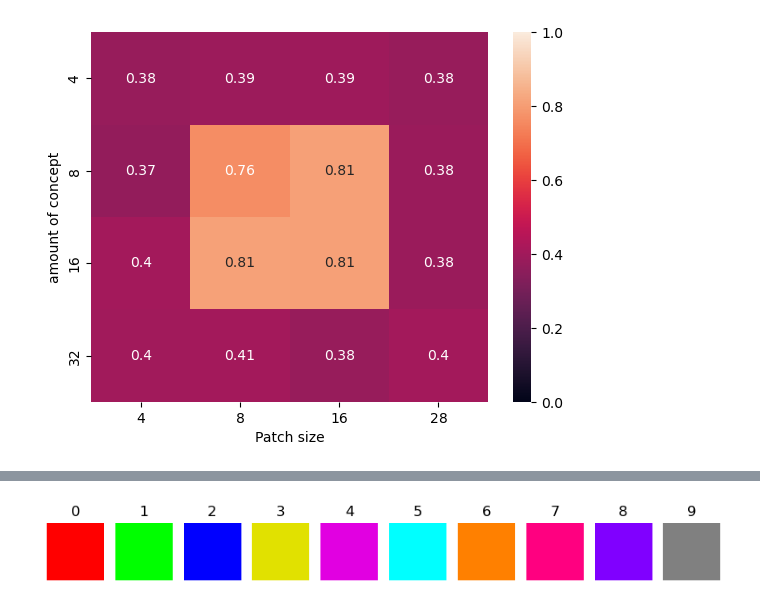
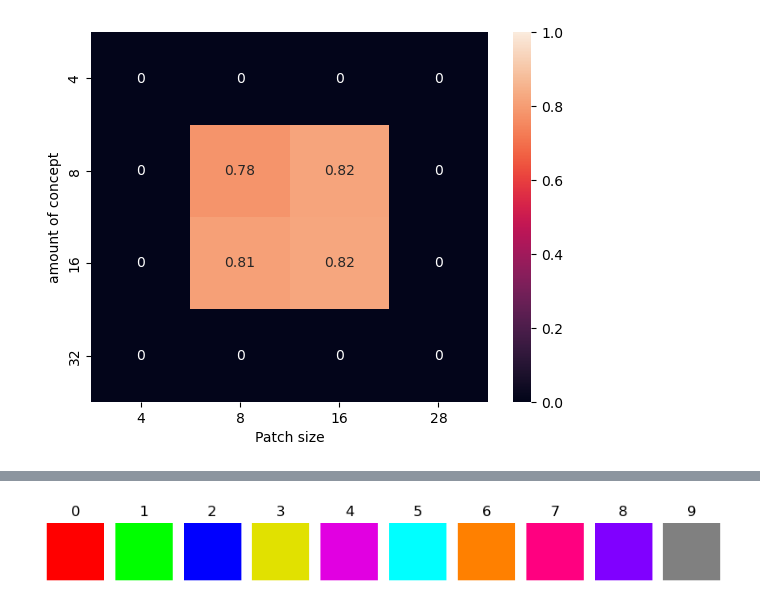
Before and after one commit to vitryt/label-free-bias-identification, a Jupyter notebook: data_recovery.ipynb, the cells around one changed output, grey strips where cells are left out. Saved outputs shown, nothing was run; the diff lists cells and outputs as text; code cells hidden in the pictures.

```diff
--- a/data_recovery.ipynb
+++ b/data_recovery.ipynb
@@ -173,40 +225,0 @@ Concept 5
-# %%
-exp_id = 13
-studied_bias = 8
-concept_range = range(0,4)
-concept_amounts = [4, 8, 16, 32]
-patch_size_range = range(0,4)
-patch_sizes = [4, 8, 16, 28]
-fig, axes = plt.subplots(len(patch_size_range), len(concept_range), figsize=(50,30))
-for index, concept_id in enumerate(concept_range):
-    for indexj, patch_id in enumerate(patch_size_range):
-        patch_size = patch_sizes[patch_id]
-        amount_of_concept = concept_amounts[concept_id]
-        with open(f"/data/4vitry/models/{exp_name}/bias_{exp_id}_{concept_id}_{patch_id}.pkl", "rb") as f:
-            bias_res = pkl.load(f)
-        # with open(f"/data/4vitry/models/{exp_name}/concepts_{exp_id}_{concept_id}_{patch_id}.pkl", "rb") as f:
-        #     concept_res = pkl.load(f)
-        table = []
-        for i in range(10):
-            table.append((bias_res[studied_bias][i][1] - bias_res[studied_bias][i][0]).mean(axis=0))
-        table.append(sum(table)/len(table))
-
-        table1 = []
-        for i in range(10):
-            table1.append(((bias_res[studied_bias][i][1] > 0) & (bias_res[studied_bias][i][0] == 0)).sum(axis=0)/len(bias_res[studied_bias][i][0]))
-        table1.append(sum(table1)/len(table1))
-
-        table2 = []
-        for i in range(10):
-            table2.append(((bias_res[studied_bias][i][1] == 0) & (bias_res[studied_bias][i][0] > 0)).sum(axis=0)/len(bias_res[studied_bias][i][0]))
-        table2.append(sum(table2)/len(table2))
-        # sb.heatmap(table, center=0, annot=False, ax=axes[indexj][index])
-        # axes[indexj][index].set(ylabel="Raw bias difference", title=f"{amount_of_concept} concepts")
-        sb.heatmap(table1, vmin=0, vmax=table1[-1].max(), annot=False, ax=axes[indexj][index], cbar=True)
-        # axes[indexj][index].set(ylabel="Class label", xlabel="Concept id")
-        if index == 0:
-            axes[indexj][index].set_ylabel(f"Patch size {patch_size}", fontsize=30)
-        if indexj == 0:
-            axes[indexj][index].set_title(f"{amount_of_concept} concepts", {"fontsize":30})
-        # sb.heatmap(table2, vmin=0, vmax=table2[-1].max(), annot=False, ax=axes[indexj][index])
-        # axes[indexj][index].set(ylabel="Concept removed bias")
@@ -232,36 +243,36 @@ patch_sizes = [4, 8, 16, 28]
 error = []
 bias_arg = []
 error_fun = singleBiasError
-for exp_id in range(3, 16):
+for exp_id in range(0, 24):
     error.append([])
     bias_arg.append([])
     for studied_bias in range(10):
         error[-1].append([])
         bias_arg[-1].append([])
         for index, concept_id in enumerate(concept_range):
             error[-1][-1].append([])
             bias_arg[-1][-1].append([])
             for indexj, patch_id in enumerate(patch_size_range):
                 patch_size = patch_sizes[patch_id]
                 amount_of_concept = concept_amounts[concept_id]
                 try :
                     with open(f"/data/4vitry/models/{exp_name}/bias_{exp_id}_{concept_id}_{patch_id}.pkl", "rb") as f:
                         bias_res = pkl.load(f)
                     table1 = []
                     for i in range(10):
                         table1.append(((bias_res[studied_bias][i][1] > 0) & (bias_res[studied_bias][i][0] == 0)).sum(axis=0)/len(bias_res[studied_bias][i][0]))
                     error[-1][-1][-1].append(error_fun(table1))
                     bias_arg[-1][-1][-1].append(torch.argmax(torch.Tensor(sum(table1)/len(table1))))
                 except:
                     error[-1][-1][-1].append(0)
                     bias_arg[-1][-1][-1].append(0)
 error= np.array(error)
 s_error = error.mean(axis=0).mean(axis=0)
 ax = sb.heatmap(s_error, vmin=0, vmax=1, annot=True, xticklabels=patch_sizes, yticklabels=concept_amounts)
 ax.set(xlabel="Patch size", ylabel="amount of concept")
 plt.show()
 # %% [output]
-[figure, old version]
+[figure, new version]
 # %%
 concept_amounts = [4, 8, 16, 32]
 patch_sizes = [4, 8, 16, 28]
```
Also changed, not shown: parts of 12 cells of this notebook, 5 other files.
